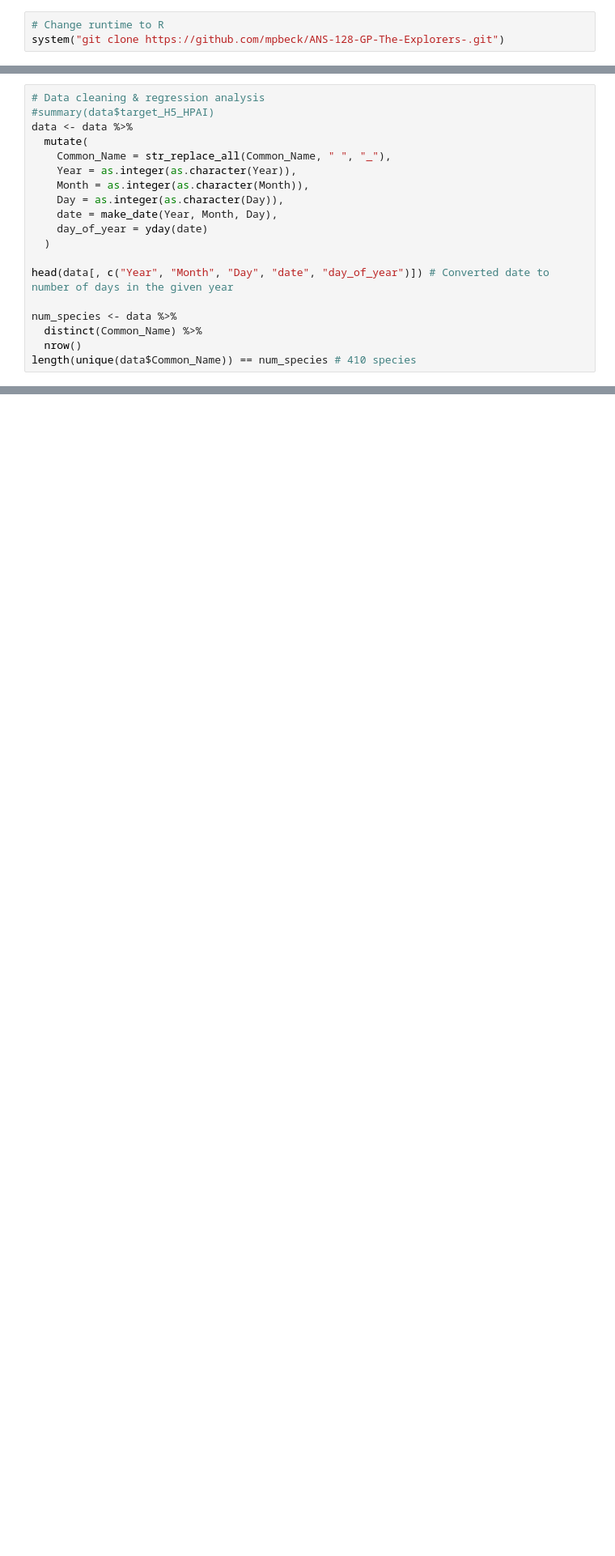
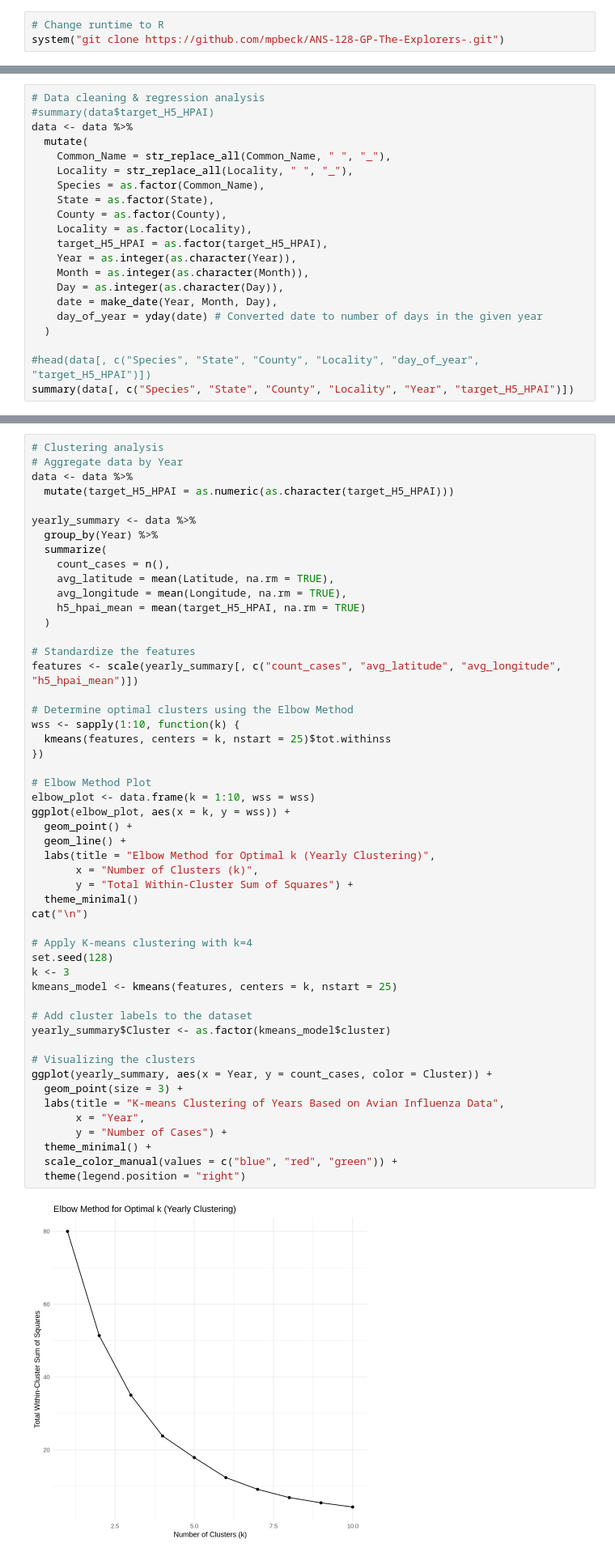
Before and after one commit to mpbeck/ANS-128-GP-The-Explorers-, a Jupyter notebook: code.ipynb, the cells around one changed output, grey strips where cells are left out. Shown: that part at 81% size. Saved outputs shown, nothing was run; the diff lists cells and outputs as text; blank space fills up the shorter version.

```diff
--- a/code.ipynb
+++ b/code.ipynb
@@ -17,17 +18,19 @@ class(data)
 data <- data %>%
   mutate(
     Common_Name = str_replace_all(Common_Name, " ", "_"),
+    Locality = str_replace_all(Locality, " ", "_"),
+    Species = as.factor(Common_Name),
+    State = as.factor(State),
+    County = as.factor(County),
+    Locality = as.factor(Locality),
+    target_H5_HPAI = as.factor(target_H5_HPAI),
     Year = as.integer(as.character(Year)),
     Month = as.integer(as.character(Month)),
     Day = as.integer(as.character(Day)),
     date = make_date(Year, Month, Day),
-    day_of_year = yday(date)
+    day_of_year = yday(date) # Converted date to number of days in the given year
   )
 
-head(data[, c("Year", "Month", "Day", "date", "day_of_year")]) # Converted date to number of days in the given year
-
-num_species <- data %>%
-  distinct(Common_Name) %>%
-  nrow()
-length(unique(data$Common_Name)) == num_species # 410 species
+#head(data[, c("Species", "State", "County", "Locality", "day_of_year", "target_H5_HPAI")])
+summary(data[, c("Species", "State", "County", "Locality", "Year", "target_H5_HPAI")])
 # %% [output]
@@ -43,0 +108,53 @@ A data.frame: 6 × 5
+# %%
+# Clustering analysis
+# Aggregate data by Year
+data <- data %>%
+  mutate(target_H5_HPAI = as.numeric(as.character(target_H5_HPAI)))
+
+yearly_summary <- data %>%
+  group_by(Year) %>%
+  summarize(
+    count_cases = n(),
+    avg_latitude = mean(Latitude, na.rm = TRUE),
+    avg_longitude = mean(Longitude, na.rm = TRUE),
+    h5_hpai_mean = mean(target_H5_HPAI, na.rm = TRUE)
+  )
+
+# Standardize the features
+features <- scale(yearly_summary[, c("count_cases", "avg_latitude", "avg_longitude", "h5_hpai_mean")])
+
+# Determine optimal clusters using the Elbow Method
+wss <- sapply(1:10, function(k) {
+  kmeans(features, centers = k, nstart = 25)$tot.withinss
+})
+
+# Elbow Method Plot
+elbow_plot <- data.frame(k = 1:10, wss = wss)
+ggplot(elbow_plot, aes(x = k, y = wss)) +
+  geom_point() +
+  geom_line() +
+  labs(title = "Elbow Method for Optimal k (Yearly Clustering)",
+       x = "Number of Clusters (k)",
+       y = "Total Within-Cluster Sum of Squares") +
+  theme_minimal()
+cat("\n")
+
+# Apply K-means clustering with k=4
+set.seed(128)
+k <- 3
+kmeans_model <- kmeans(features, centers = k, nstart = 25)
+
+# Add cluster labels to the dataset
+yearly_summary$Cluster <- as.factor(kmeans_model$cluster)
+
+# Visualizing the clusters
+ggplot(yearly_summary, aes(x = Year, y = count_cases, color = Cluster)) +
+  geom_point(size = 3) +
+  labs(title = "K-means Clustering of Years Based on Avian Influenza Data",
+       x = "Year",
+       y = "Number of Cases") +
+  theme_minimal() +
+  scale_color_manual(values = c("blue", "red", "green")) +
+  theme(legend.position = "right")
+# %% [output]
+[figure, added]
```
Also changed, not shown: parts of 6 cells of this notebook.
